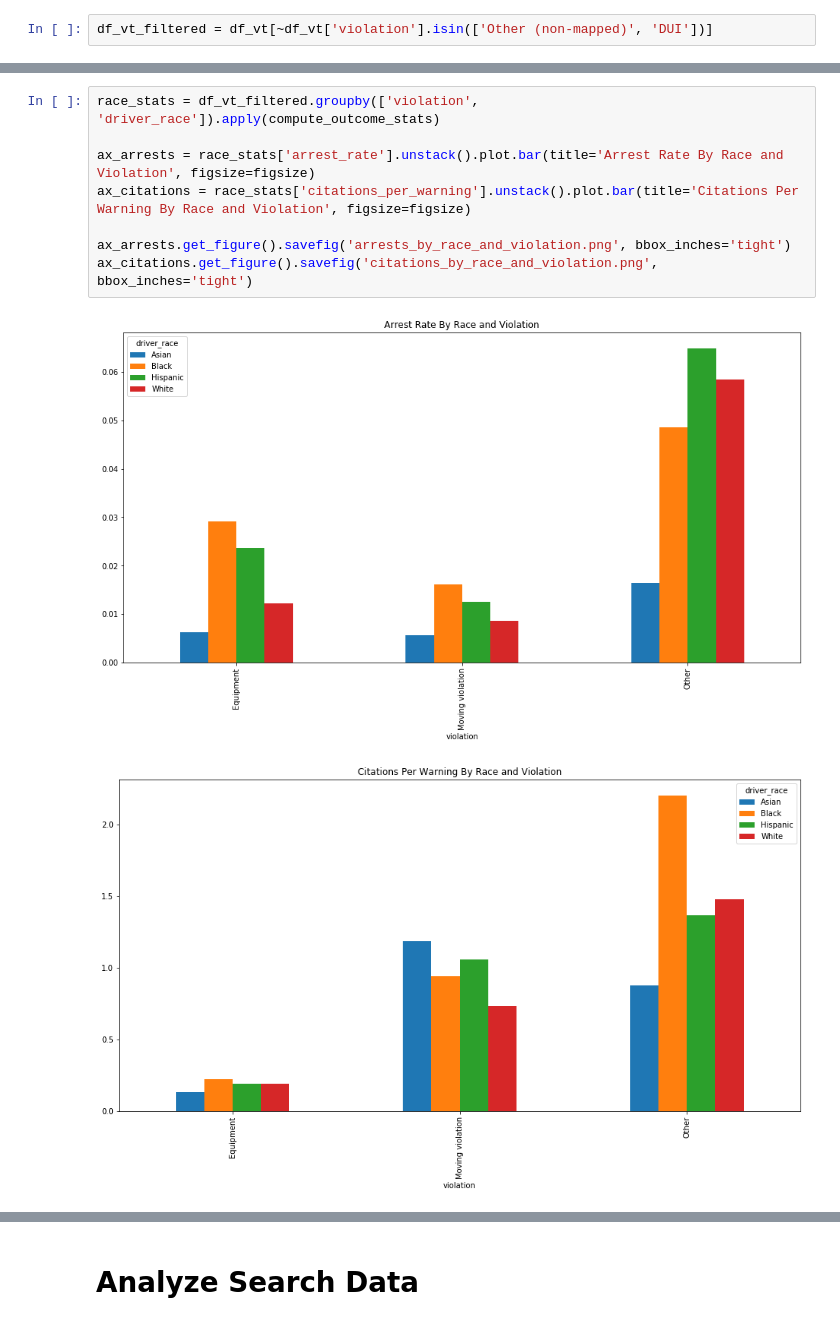
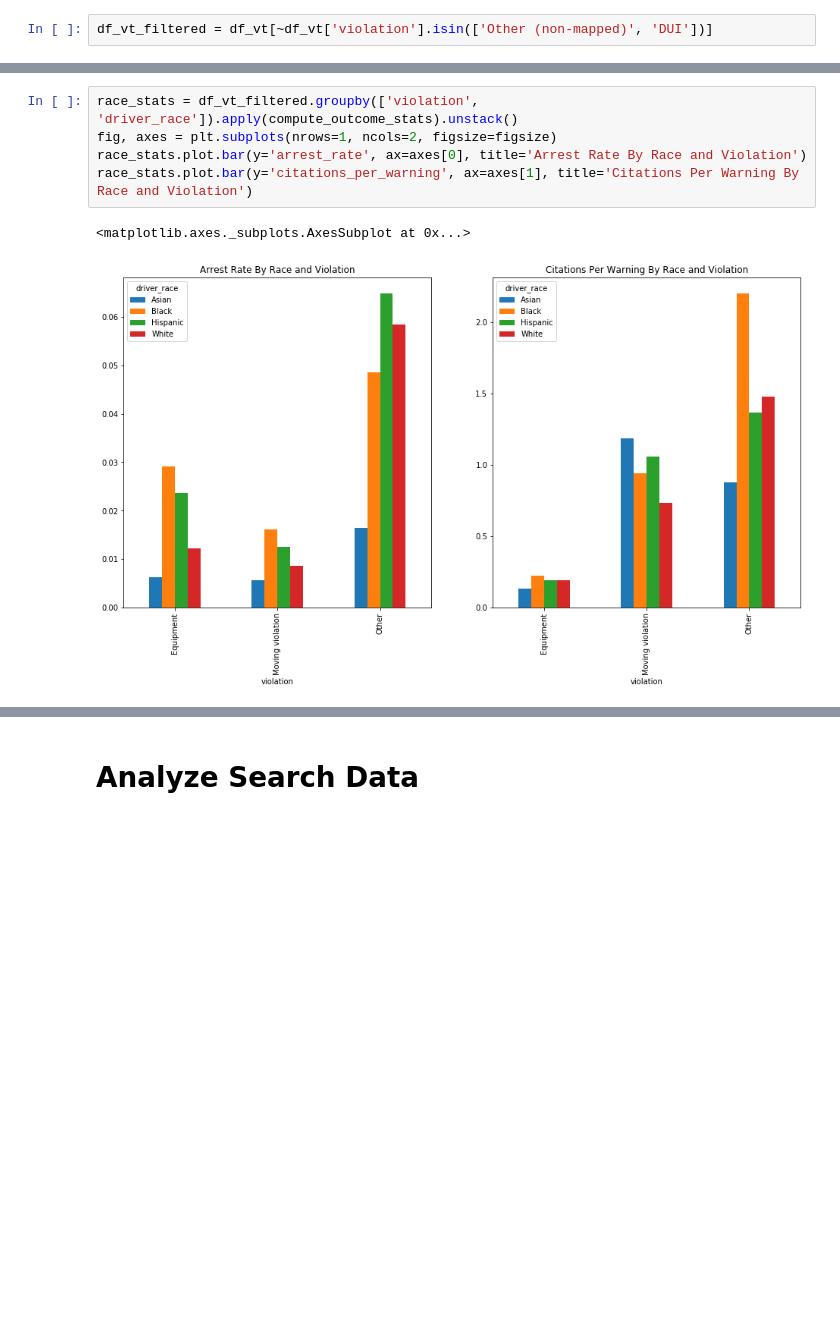
Before and after one commit to triestpa/Police-Analysis-Python, a Jupyter notebook: traffic_stop_analysis.ipynb, the cells around one changed output, grey strips where cells are left out. Cells and saved outputs as stored; diff of their text form; blank space fills up the shorter version.

```diff
--- a/traffic_stop_analysis.ipynb
+++ b/traffic_stop_analysis.ipynb
@@ -267,11 +270,8 @@ df_vt_filtered = df_vt[~df_vt['violation'].isin(['Other (non-mapped)', 'DUI'])]
 # %%
-race_stats = df_vt_filtered.groupby(['violation', 'driver_race']).apply(compute_outcome_stats)
-
-ax_arrests = race_stats['arrest_rate'].unstack().plot.bar(title='Arrest Rate By Race and Violation', figsize=figsize)
-ax_citations = race_stats['citations_per_warning'].unstack().plot.bar(title='Citations Per Warning By Race and Violation', figsize=figsize)
-
-ax_arrests.get_figure().savefig('arrests_by_race_and_violation.png', bbox_inches='tight')
-ax_citations.get_figure().savefig('citations_by_race_and_violation.png', bbox_inches='tight')
+race_stats = df_vt_filtered.groupby(['violation', 'driver_race']).apply(compute_outcome_stats).unstack()
+fig, axes = plt.subplots(nrows=1, ncols=2, figsize=figsize)
+race_stats.plot.bar(y='arrest_rate', ax=axes[0], title='Arrest Rate By Race and Violation')
+race_stats.plot.bar(y='citations_per_warning', ax=axes[1], title='Citations Per Warning By Race and Violation')
 # %% [output]
+<matplotlib.axes._subplots.AxesSubplot at 0x...>
-[figure, old version]
+[figure, new version]
-[figure, removed]
```
Also changed, not shown: parts of 11 cells of this notebook.
